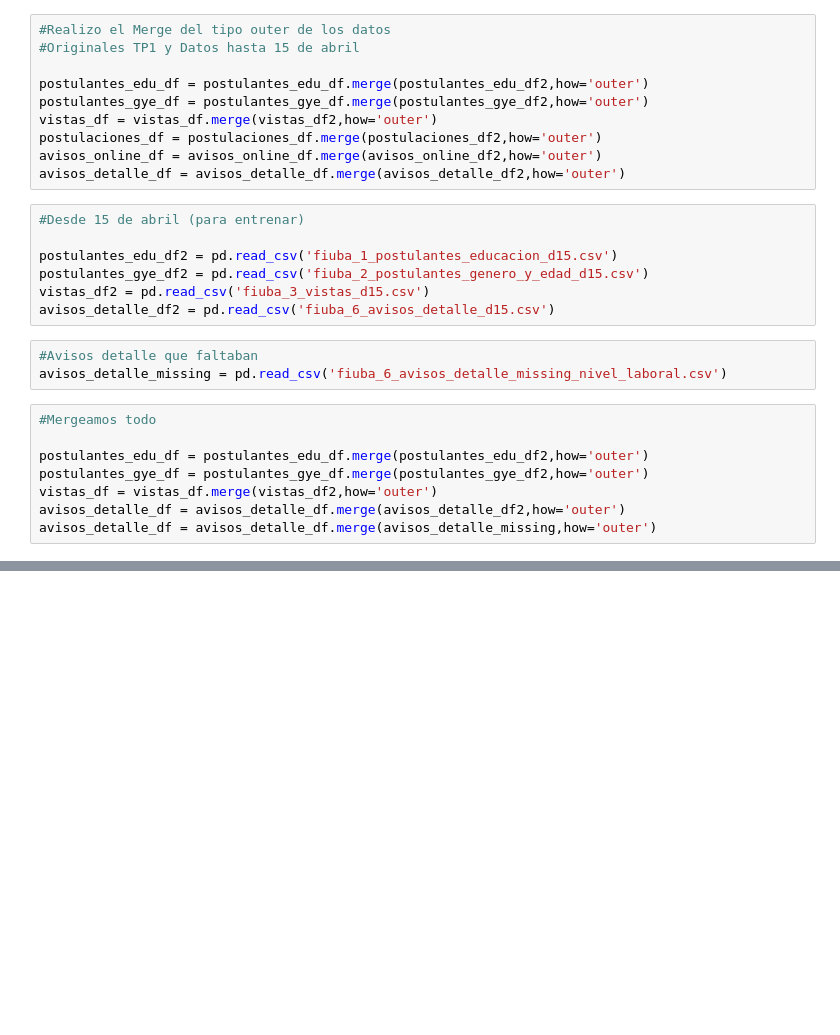
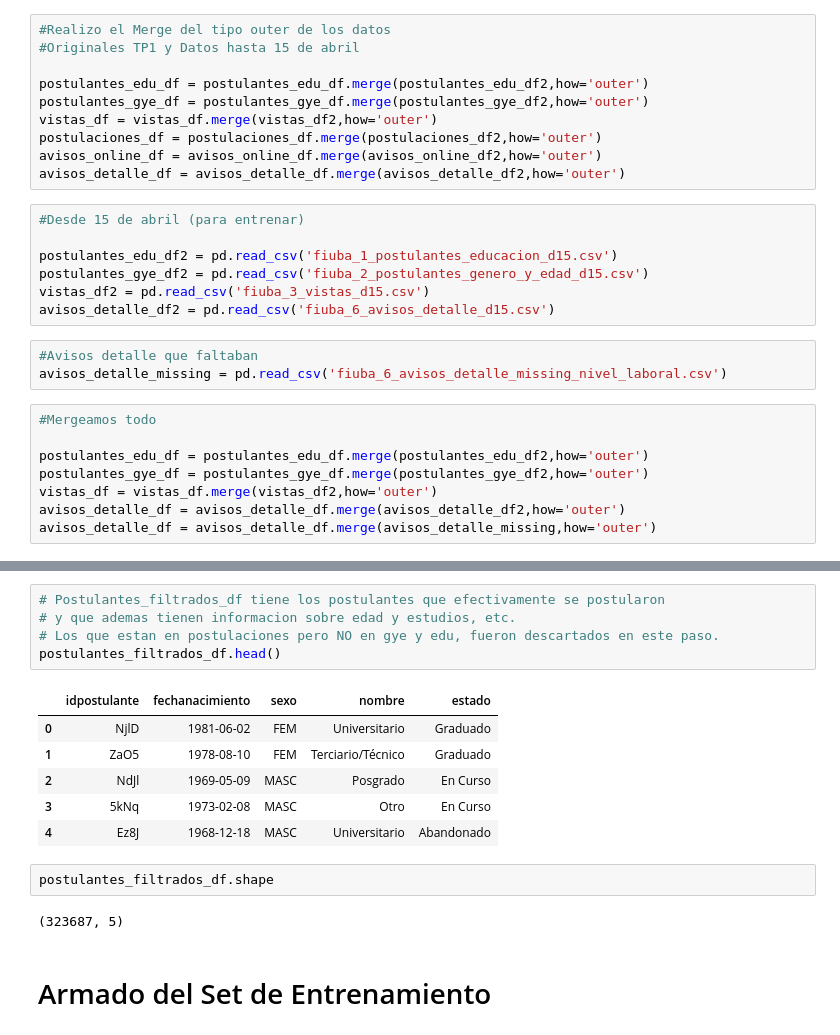
Before and after one commit to Andivisciglio/TP2-OrganizacionDeDatos-Grupo28, a Jupyter notebook: TP2.ipynb, the cells around one changed output, grey strips where cells are left out. Cells and saved outputs as stored; diff of their text form; blank space fills up the shorter version.

```diff
--- a/TP2.ipynb
+++ b/TP2.ipynb
@@ -289,0 +247,18 @@ avisos_detalle_df['idaviso'].unique().shape
+# %%
+# Postulantes_filtrados_df tiene los postulantes que efectivamente se postularon
+# y que ademas tienen informacion sobre edad y estudios, etc.
+# Los que estan en postulaciones pero NO en gye y edu, fueron descartados en este paso.
+postulantes_filtrados_df.head()
+# %% [output]
+|  | idpostulante | fechanacimiento | sexo | nombre | estado |
+| 0 | NjlD | 1981-06-02 | FEM | Universitario | Graduado |
+| 1 | ZaO5 | 1978-08-10 | FEM | Terciario/Técnico | Graduado |
+| 2 | NdJl | 1969-05-09 | MASC | Posgrado | En Curso |
+| 3 | 5kNq | 1973-02-08 | MASC | Otro | En Curso |
+| 4 | Ez8J | 1968-12-18 | MASC | Universitario | Abandonado |
+# %%
+postulantes_filtrados_df.shape
+# %% [output]
+(323687, 5)
+# %% [markdown]
+# Armado del Set de Entrenamiento
```
Also changed, not shown: parts of 120 cells of this notebook.
